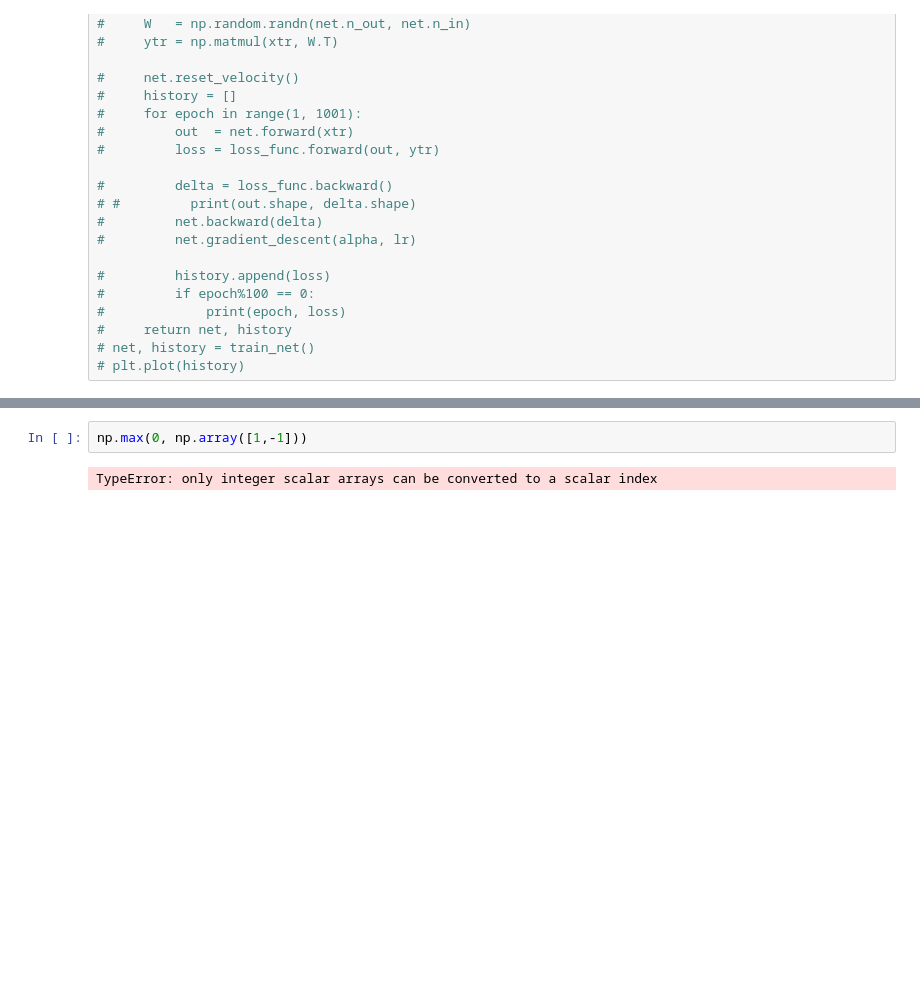
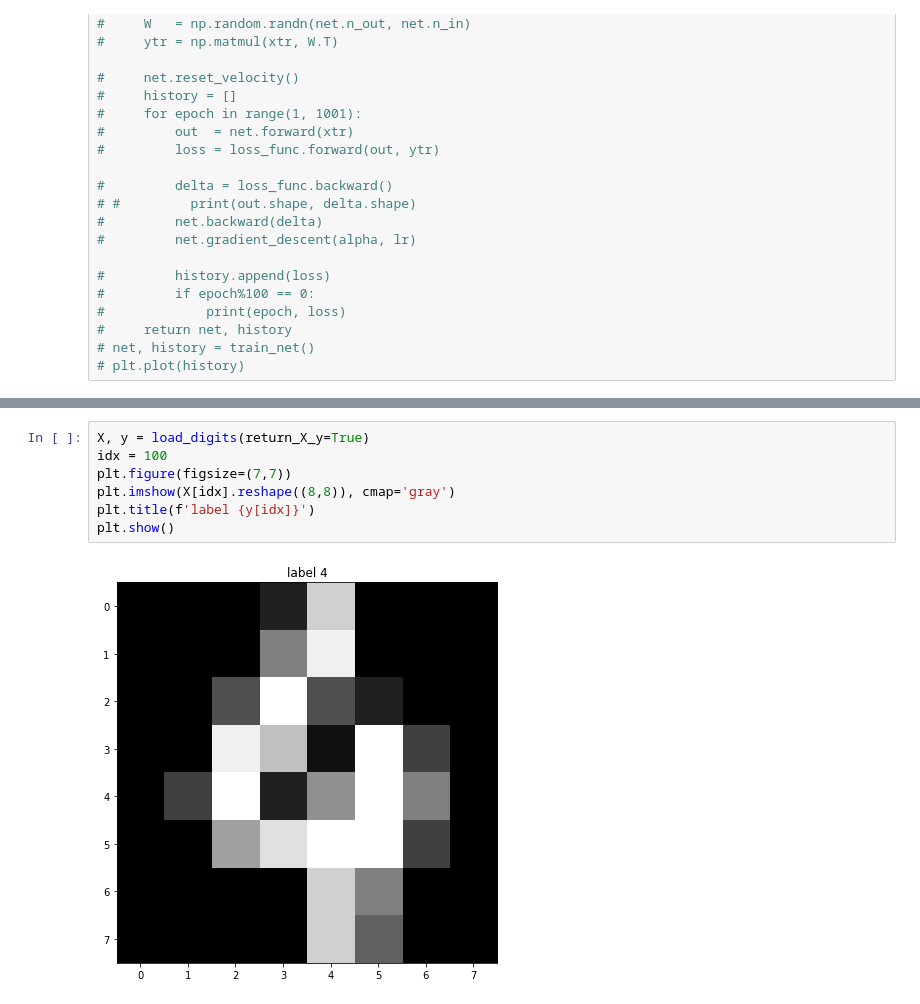
Before and after one commit to tqlong/ml-class, a Jupyter notebook: nn.ipynb, the cells around one changed output, grey strips where cells are left out. Cells and saved outputs as stored; diff of their text form; blank space fills up the shorter version.

```diff
--- a/nn.ipynb
+++ b/nn.ipynb
@@ -254,4 +267,9 @@ epoch 10000 , loss 0.049, 95.83%
-# %%
-np.max(0, np.array([1,-1]))
-# %% [output]
-TypeError: only integer scalar arrays can be converted to a scalar index
+# %%
+X, y = load_digits(return_X_y=True)
+idx = 100
+plt.figure(figsize=(7,7))
+plt.imshow(X[idx].reshape((8,8)), cmap='gray')
+plt.title(f'label {y[idx]}')
+plt.show()
+# %% [output]
+[figure, added]
```
Also changed, not shown: parts of 5 cells of this notebook.
